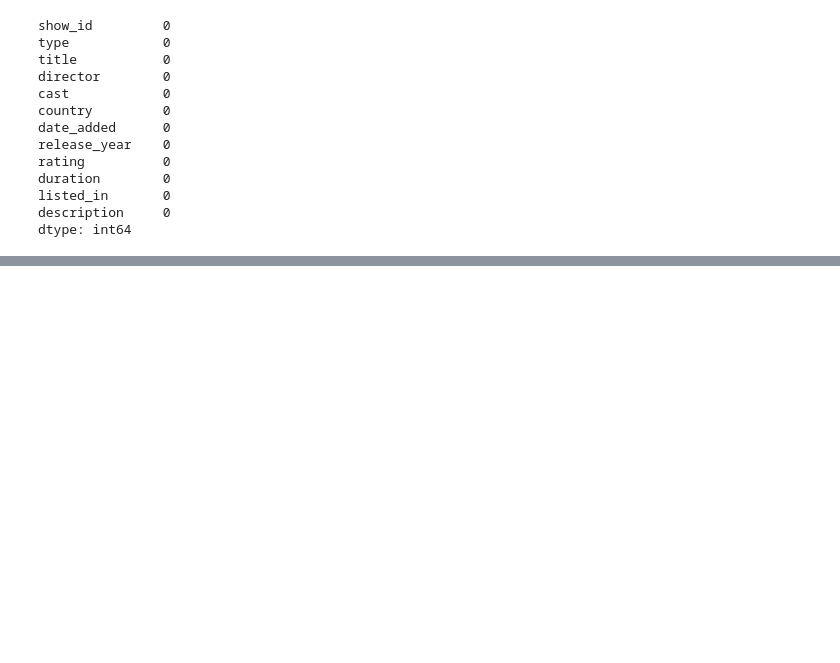
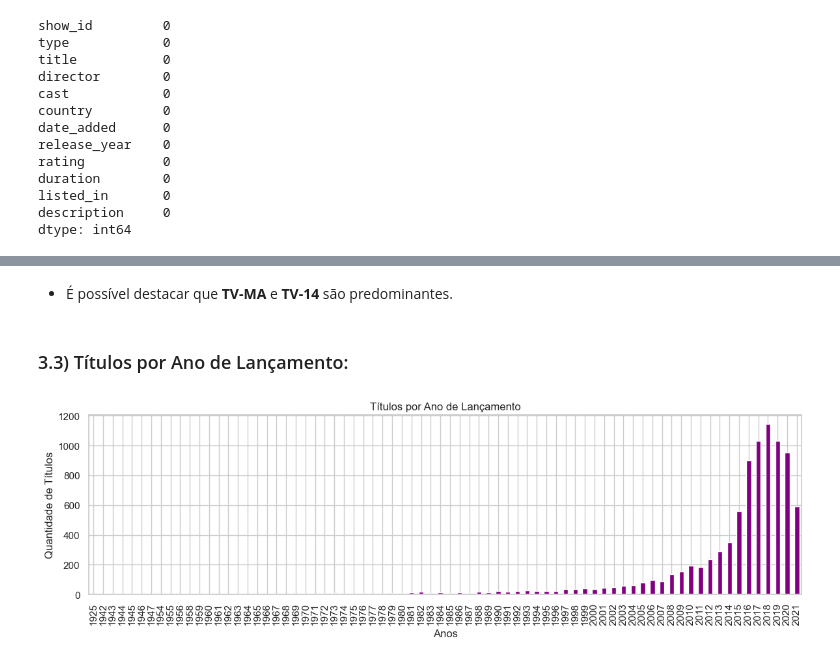
Before and after one commit to JoalysonLima/netflix-eda, a Jupyter notebook: Analisys_Netflix_Dataset.ipynb, the cells around one changed output, grey strips where cells are left out. Saved outputs shown, nothing was run; the diff lists cells and outputs as text; code cells hidden in the pictures; blank space fills up the shorter version.

```diff
--- a/Analisys_Netflix_Dataset.ipynb
+++ b/Analisys_Netflix_Dataset.ipynb
@@ -149,0 +204,11 @@ dtype: int64
+# %% [markdown]
+- É possível destacar que **TV-MA** e **TV-14** são predominantes.
+# %% [markdown]
+### 3.3) Títulos por Ano de Lançamento:
+# %%
+df['release_year'].value_counts().sort_index().plot(kind='bar', title='Títulos por Ano de Lançamento', color='purple', figsize=(12,4))
+plt.xlabel('Anos')
+plt.ylabel('Quantidade de Títulos')
+plt.tight_layout()
+# %% [output]
+[figure, added]
```
Also changed, not shown: parts of 42 cells of this notebook.
